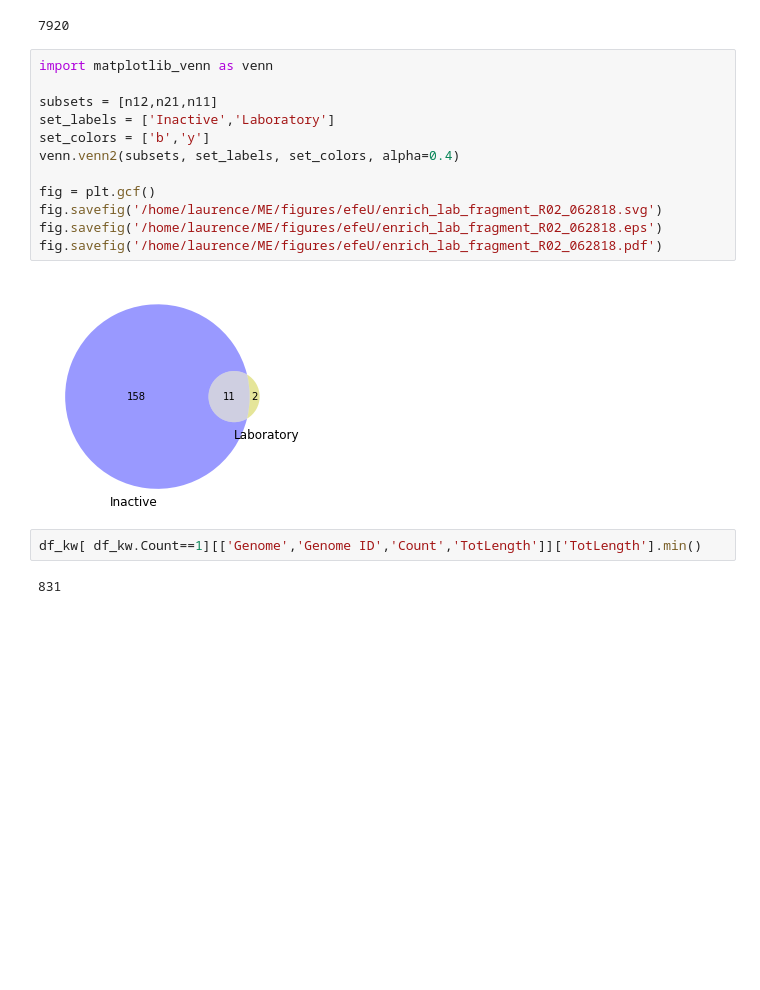
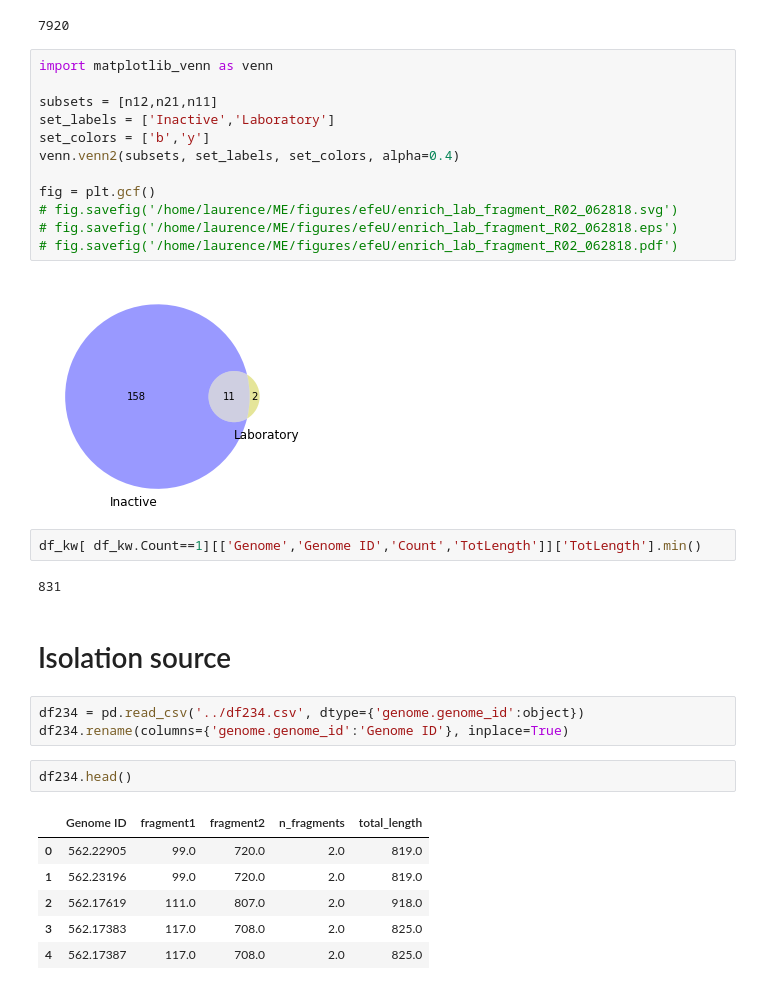
Before and after one commit to SBRG/mutation_analysis, a Jupyter notebook: notebooks/efeU_lab_strains_R01.ipynb, the cells around one changed output. Saved outputs shown, nothing was run; the diff lists cells and outputs as text; blank space fills up the shorter version.

```diff
--- a/notebooks/efeU_lab_strains_R01.ipynb
+++ b/notebooks/efeU_lab_strains_R01.ipynb
@@ -365,12 +464,26 @@ set_colors = ['b','y']
 venn.venn2(subsets, set_labels, set_colors, alpha=0.4)
 
 fig = plt.gcf()
-fig.savefig('/home/laurence/ME/figures/efeU/enrich_lab_fragment_R02_062818.svg')
-fig.savefig('/home/laurence/ME/figures/efeU/enrich_lab_fragment_R02_062818.eps')
-fig.savefig('/home/laurence/ME/figures/efeU/enrich_lab_fragment_R02_062818.pdf')
+# fig.savefig('/home/laurence/ME/figures/efeU/enrich_lab_fragment_R02_062818.svg')
+# fig.savefig('/home/laurence/ME/figures/efeU/enrich_lab_fragment_R02_062818.eps')
+# fig.savefig('/home/laurence/ME/figures/efeU/enrich_lab_fragment_R02_062818.pdf')
 # %% [output]
 [figure]
 # %%
 df_kw[ df_kw.Count==1][['Genome','Genome ID','Count','TotLength']]['TotLength'].min()
 # %% [output]
 831
+# %% [markdown]
+# Isolation source
+# %%
+df234 = pd.read_csv('../df234.csv', dtype={'genome.genome_id':object})
+df234.rename(columns={'genome.genome_id':'Genome ID'}, inplace=True)
+# %%
+df234.head()
+# %% [output]
+|  | Genome ID | fragment1 | fragment2 | n_fragments | total_length |
+| 0 | 562.22905 | 99.0 | 720.0 | 2.0 | 819.0 |
+| 1 | 562.23196 | 99.0 | 720.0 | 2.0 | 819.0 |
+| 2 | 562.17619 | 111.0 | 807.0 | 2.0 | 918.0 |
+| 3 | 562.17383 | 117.0 | 708.0 | 2.0 | 825.0 |
+| 4 | 562.17387 | 117.0 | 708.0 | 2.0 | 825.0 |
```
Also changed, not shown: parts of 18 cells of this notebook, 1 other file.
